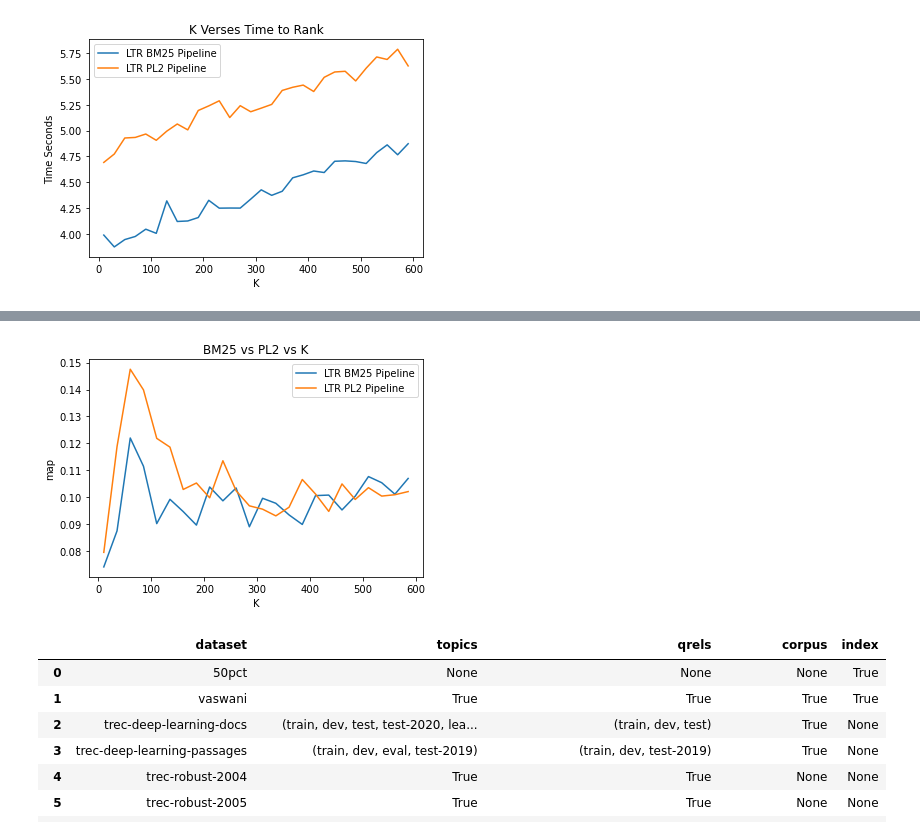
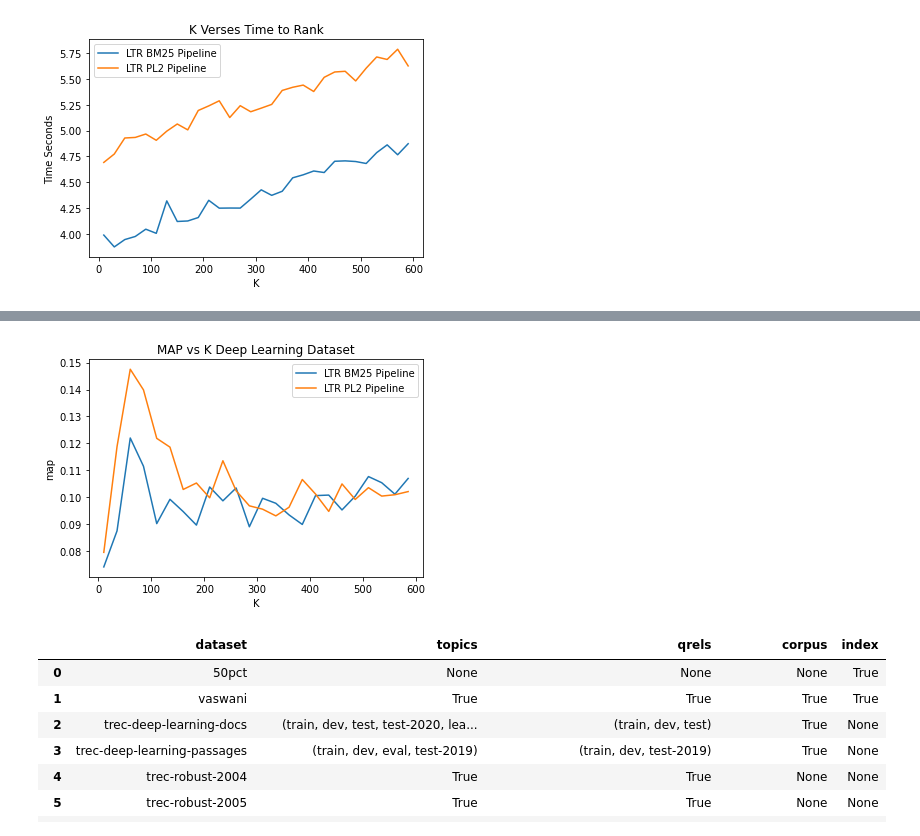
Before and after one commit to bahdaharchive/ir_project_3, a Jupyter notebook: notebooks/k-experiment.ipynb, the cells around one changed output, grey strips where cells are left out. Saved outputs shown, nothing was run; the diff lists cells and outputs as text; code cells hidden in the pictures.

Commit message:
adding images

```diff
--- a/notebooks/k-experiment.ipynb
+++ b/notebooks/k-experiment.ipynb
@@ -178,4 +178,3 @@ def run_experiment_model(trained_model, mop, start= 10, finish = 600, incremente
     plt.title(title)
     plt.legend()
     plt.savefig(file_name)
-run_experiment_model(ltr_model,"ndcg", title="BM25 vs PL2 vs K")
@@ -183,0 +181,2 @@ run_experiment_model(ltr_model,"ndcg", title="BM25 vs PL2 vs K")
+# %%
+run_experiment_model(ltr_model,"ndcg", title="NDCG vs K Deep Learning Dataset")
@@ -184,7 +185,7 @@ run_experiment_model(ltr_model,"ndcg", title="BM25 vs PL2 vs K")
 # %%
-run_experiment_model(ltr_model,"map", title="BM25 vs PL2 vs K")
+run_experiment_model(ltr_model,"map", title="MAP vs K Deep Learning Dataset")
 # %% [output]
-[figure, old version]
+[figure, new version]
 # %%
 pt.datasets.list_datasets()
 # %% [output]
```
Also changed, not shown: parts of 3 cells of this notebook, 2 other files.
